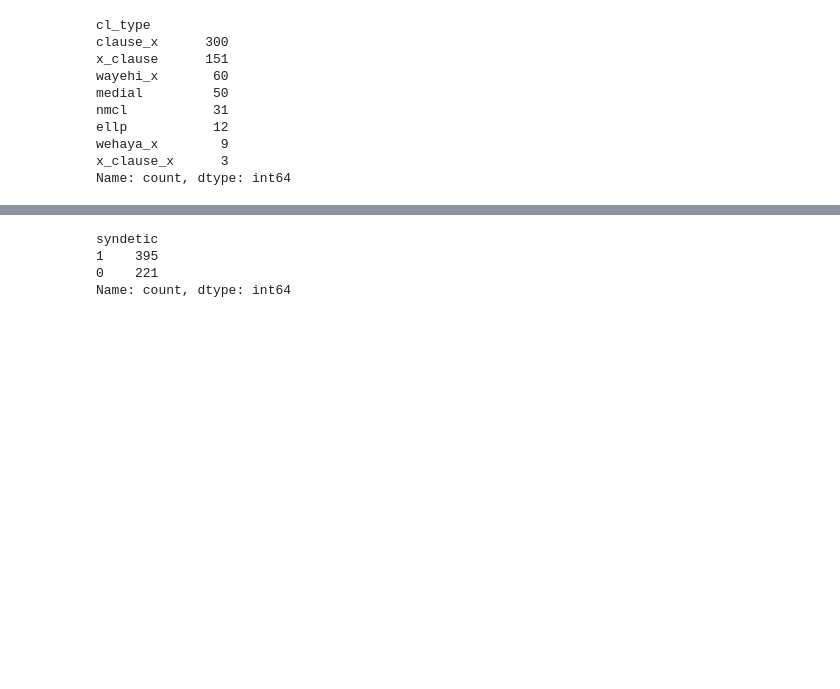
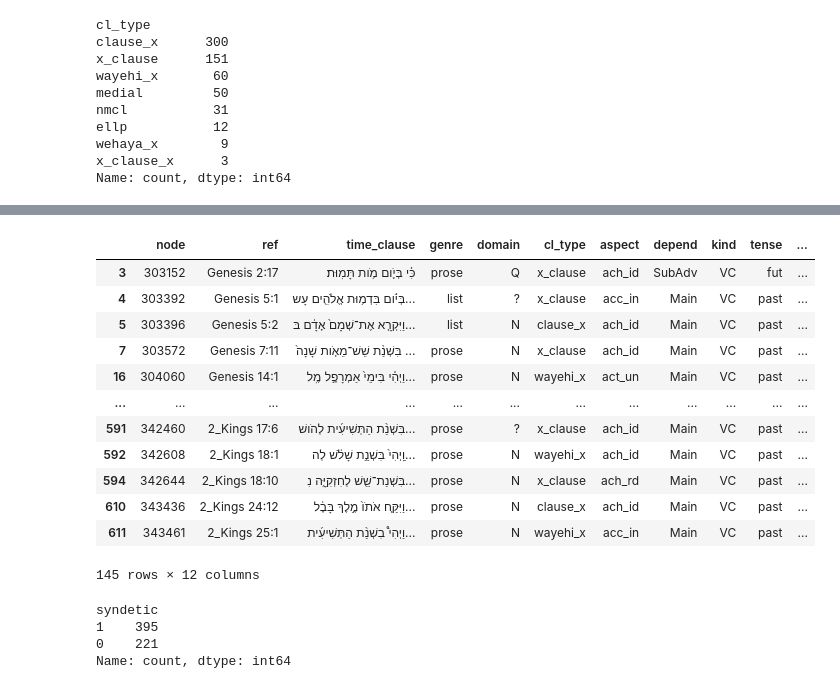
Before and after one commit to CambridgeSemiticsLab/BH_time_collocations, a Jupyter notebook: data/pipeline/development/non_temporal_clauses/analysis_of_time_clauses.ipynb, the cells around one changed output, grey strips where cells are left out. Cells and saved outputs as stored; diff of their text form; code cells hidden in the pictures; blank space fills up the shorter version.

```diff
--- a/data/pipeline/development/non_temporal_clauses/analysis_of_time_clauses.ipynb
+++ b/data/pipeline/development/non_temporal_clauses/analysis_of_time_clauses.ipynb
@@ -90,6 +90,11 @@ def build_dataset():
             1 if F.lex.v(L.d(time_clause, 'word')[0]) == 'W'
             else 0
         )
+        time_phrases = [
+            phrase for phrase in L.d(time_clause, 'phrase')
+            if F.tp_cluster.v(phrase)
+        ]
+        first_time_phrase = time_phrases[0]
         rows.append({
             'node': time_clause,
             'ref': ref_string,
@@ -102,6 +107,7 @@ def build_dataset():
             'kind': cl_kind,
             'tense': cl_tense,
             'syndetic': syndetic,
+            'tp_cluster': F.tp_cluster.v(first_time_phrase)
         })
     df = pd.DataFrame(rows)
     return df
@@ -163,3 +189,19 @@ Name: count, dtype: int64
+# %%
+df[df.tp_cluster.str.startswith(tp_cluster)]
+# %% [output]
+|  | node | ref | time_clause | genre | domain | cl_type | aspect | depend | kind | tense | ... |
+| 3 | 303152 | Genesis 2:17 | כִּ֗י בְּיֹ֛ום מֹ֥ות תָּמֽוּת׃ | prose | Q | x_clause | ach_id | SubAdv | VC | fut | ... |
+| 4 | 303392 | Genesis 5:1 | בְּיֹ֗ום בִּדְמ֥וּת אֱלֹהִ֖ים עָש... | list | ? | x_clause | acc_in | Main | VC | past | ... |
+| 5 | 303396 | Genesis 5:2 | וַיִּקְרָ֤א אֶת־שְׁמָם֙ אָדָ֔ם בּ... | list | N | clause_x | ach_id | Main | VC | past | ... |
+| 7 | 303572 | Genesis 7:11 | בִּשְׁנַ֨ת שֵׁשׁ־מֵאֹ֤ות שָׁנָה֙ ... | prose | N | x_clause | ach_id | Main | VC | past | ... |
+| 16 | 304060 | Genesis 14:1 | וַיְהִ֗י בִּימֵי֙ אַמְרָפֶ֣ל מֶֽל... | prose | N | wayehi_x | act_un | Main | VC | past | ... |
+| ... | ... | ... | ... | ... | ... | ... | ... | ... | ... | ... | ... |
+| 591 | 342460 | 2_Kings 17:6 | בִּשְׁנַ֨ת הַתְּשִׁיעִ֜ית לְהֹושׁ... | prose | ? | x_clause | ach_id | Main | VC | past | ... |
+| 592 | 342608 | 2_Kings 18:1 | וַֽיְהִי֙ בִּשְׁנַ֣ת שָׁלֹ֔שׁ לְה... | prose | N | wayehi_x | ach_id | Main | VC | past | ... |
+| 594 | 342644 | 2_Kings 18:10 | בִּשְׁנַת־שֵׁ֖שׁ לְחִזְקִיָּ֑ה נִ... | prose | N | x_clause | ach_rd | Main | VC | past | ... |
+| 610 | 343436 | 2_Kings 24:12 | וַיִּקַּ֤ח אֹתֹו֙ מֶ֣לֶךְ בָּבֶ֔ל... | prose | N | clause_x | ach_id | Main | VC | past | ... |
+| 611 | 343461 | 2_Kings 25:1 | וַיְהִי֩ בִשְׁנַ֨ת הַתְּשִׁיעִ֜ית... | prose | N | wayehi_x | acc_in | Main | VC | past | ... |
+145 rows × 12 columns
 # %%
 df.syndetic.value_counts()
 # %% [output]
```
Also changed, not shown: parts of 11 cells of this notebook, 5 other files.
